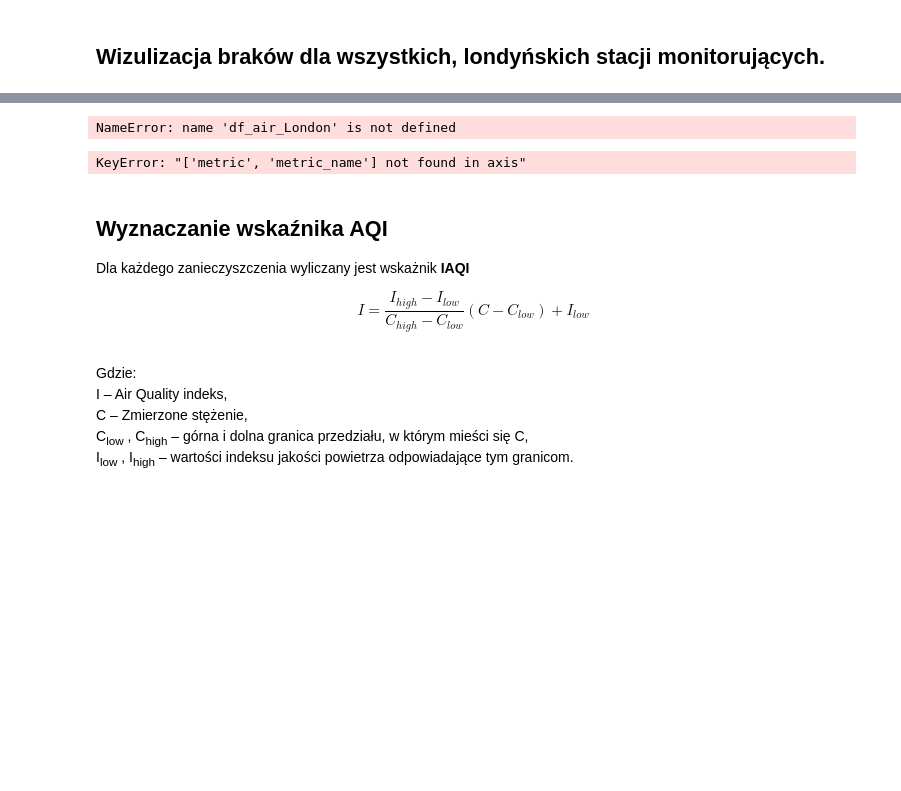
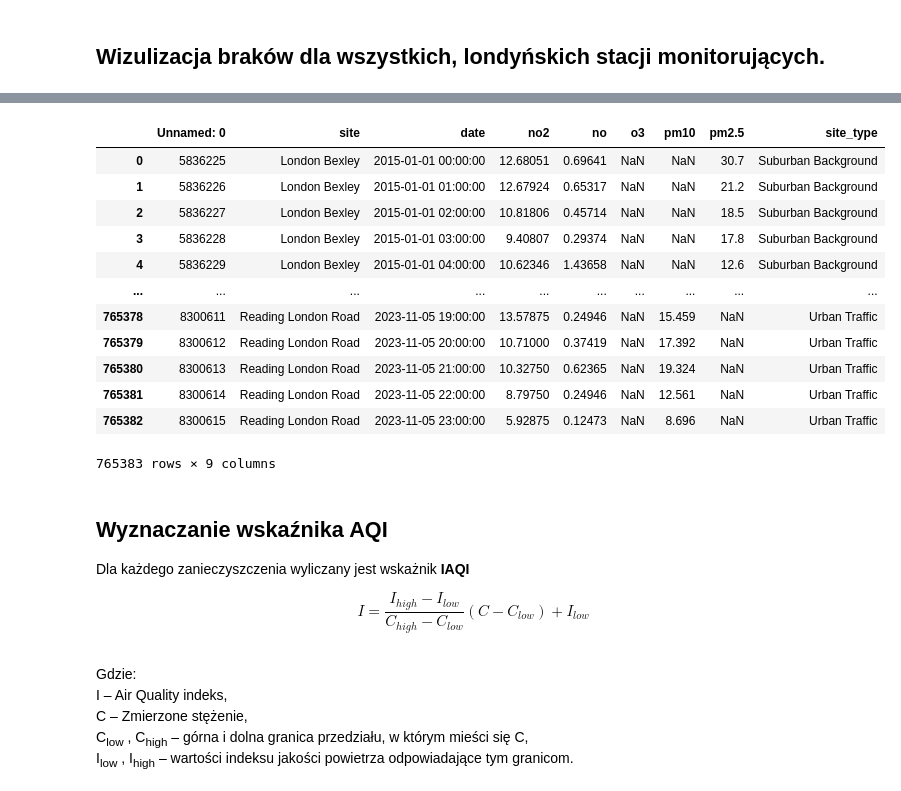
Before and after one commit to rk404/SAD, a Jupyter notebook: Zadanie_SAD_2025.ipynb, the cells around one changed output, grey strips where cells are left out. Cells and saved outputs as stored; diff of their text form; code cells hidden in the pictures; blank space fills up the shorter version.

```diff
--- a/Zadanie_SAD_2025.ipynb
+++ b/Zadanie_SAD_2025.ipynb
@@ -207,9 +205,22 @@ KeyError: 'nox'
 # %%
 #usuwnie kolumn z ramki danych df_air_London
-df_air_London = df_air_London.drop(columns=['latitude', 'longitude', 'co','so2','nv10','nv2.5','v10','v2.5','ws', 'wd','air_temp','no','nox','code'])
+df_air_London = df_air_London.drop(columns=['latitude', 'longitude', 'co','so2','nv10','nv2.5','v10','v2.5','ws', 'wd','air_temp','nox','code'])
 # zapisanie df_air_London do pliku csv
 df_air_London.to_csv("Dane/df_air_London.csv", index=False)
-# %% [output]
-NameError: name 'df_air_London' is not defined
 # %%
-df_air_London = pd.read_csv("C:\GITHUB\SAD-1\Dane/df_air_London.csv")
+df_air_London = pd.read_csv("Dane/df_air_London.csv")
+df_air_London
+# %% [output]
+|  | Unnamed: 0 | site | date | no2 | no | o3 | pm10 | pm2.5 | site_type |
+| 0 | 5836225 | London Bexley | 2015-01-01 00:00:00 | 12.68051 | 0.69641 | NaN | NaN | 30.7 | Suburban Background |
+| 1 | 5836226 | London Bexley | 2015-01-01 01:00:00 | 12.67924 | 0.65317 | NaN | NaN | 21.2 | Suburban Background |
+| 2 | 5836227 | London Bexley | 2015-01-01 02:00:00 | 10.81806 | 0.45714 | NaN | NaN | 18.5 | Suburban Background |
+| 3 | 5836228 | London Bexley | 2015-01-01 03:00:00 | 9.40807 | 0.29374 | NaN | NaN | 17.8 | Suburban Background |
+| 4 | 5836229 | London Bexley | 2015-01-01 04:00:00 | 10.62346 | 1.43658 | NaN | NaN | 12.6 | Suburban Background |
+| ... | ... | ... | ... | ... | ... | ... | ... | ... | ... |
+| 765378 | 8300611 | Reading London Road | 2023-11-05 19:00:00 | 13.57875 | 0.24946 | NaN | 15.459 | NaN | Urban Traffic |
+| 765379 | 8300612 | Reading London Road | 2023-11-05 20:00:00 | 10.71000 | 0.37419 | NaN | 17.392 | NaN | Urban Traffic |
+| 765380 | 8300613 | Reading London Road | 2023-11-05 21:00:00 | 10.32750 | 0.62365 | NaN | 19.324 | NaN | Urban Traffic |
+| 765381 | 8300614 | Reading London Road | 2023-11-05 22:00:00 | 8.79750 | 0.24946 | NaN | 12.561 | NaN | Urban Traffic |
+| 765382 | 8300615 | Reading London Road | 2023-11-05 23:00:00 | 5.92875 | 0.12473 | NaN | 8.696 | NaN | Urban Traffic |
+765383 rows × 9 columns
@@ -223,7 +232,7 @@ df_air_London = pd.read_csv("C:\GITHUB\SAD-1\Dane/df_air_London.csv")
 df_ltla = pd.read_csv("Dane/ltla_newCasesBySpecimenDate.csv")
 
 #usuwanie kolumn z ramki danych df_ltla
-df_ltla = df_ltla.drop(columns=['metric','metric_name'])
+#df_ltla = df_ltla.drop(columns=['metric','metric_name'])
 
 
 
@@ -234,8 +243,6 @@ df_ltla.count()
 
 # zapisanie df_ltla do pliku csv
 df_ltla.to_csv("Dane/ltla_newCasesBySpecimenDate.csv", index=False)
-# %% [output]
-KeyError: "['metric', 'metric_name'] not found in axis"
 # %%
 #uzupełnienie brakujących wartości w ramce df_air_London w kolumnie 'no2', 'o3' i 'pm2.5' za pomocą interpolacji liniowej
 
```
Also changed, not shown: parts of 7 cells of this notebook, 1 other file.
